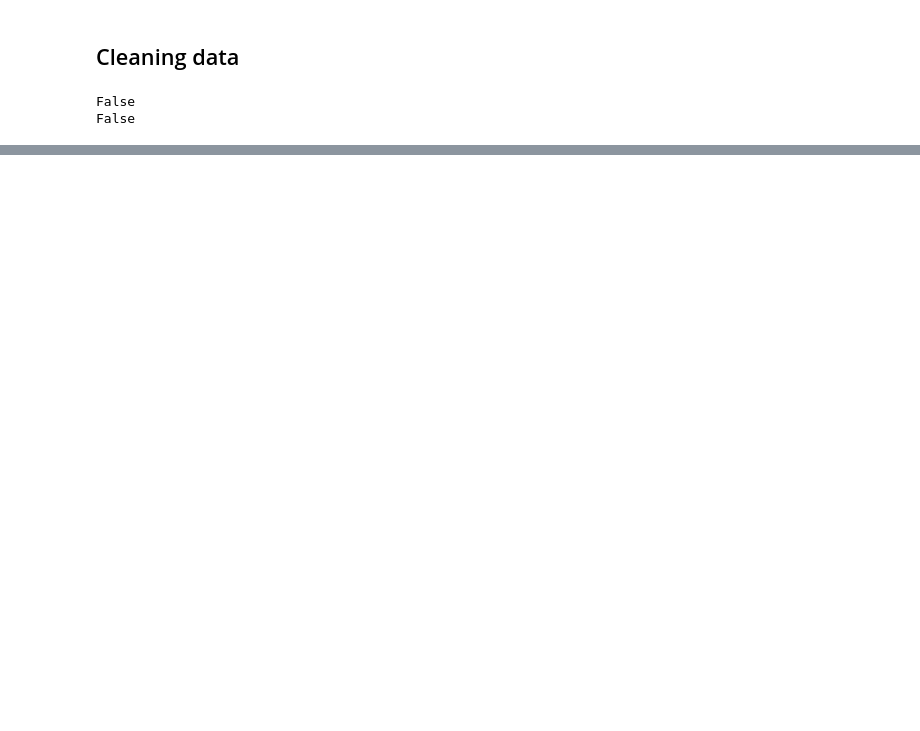
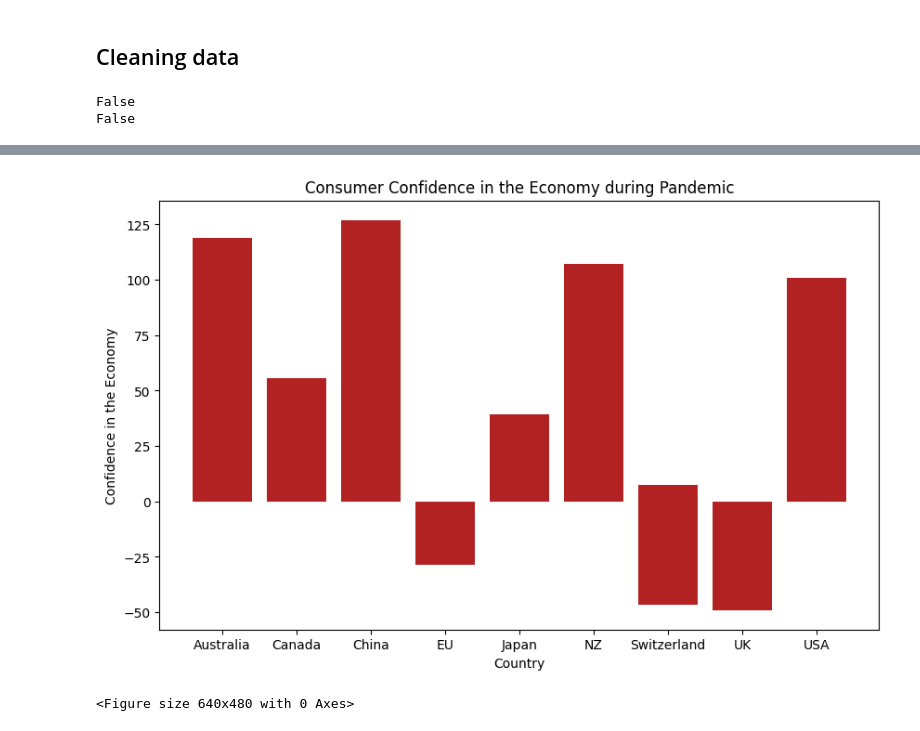
Before and after one commit to kevinmaxx2/Economic-Data-After-Covid, a Jupyter notebook: notebook.ipynb, the cells around one changed output, grey strips where cells are left out. Cells and saved outputs as stored; diff of their text form; code cells hidden in the pictures; blank space fills up the shorter version.

```diff
--- a/notebook.ipynb
+++ b/notebook.ipynb
@@ -114,0 +156,12 @@ plt.clf()
+# %%
+#First we will look data during Covid Pandemic
+plt.figure(figsize=(10, 6))
+plt.bar(df_pandemic['country'], df_pandemic['consumer confidence'], color='firebrick')
+plt.xlabel('Country', fontsize=10)
+plt.ylabel('Confidence in the Economy')
+plt.title('Consumer Confidence in the Economy during Pandemic')
+plt.show()
+plt.clf()
+# %% [output]
+[figure, added]
+<Figure size 640x480 with 0 Axes>
```
Also changed, not shown: parts of 6 cells of this notebook.
